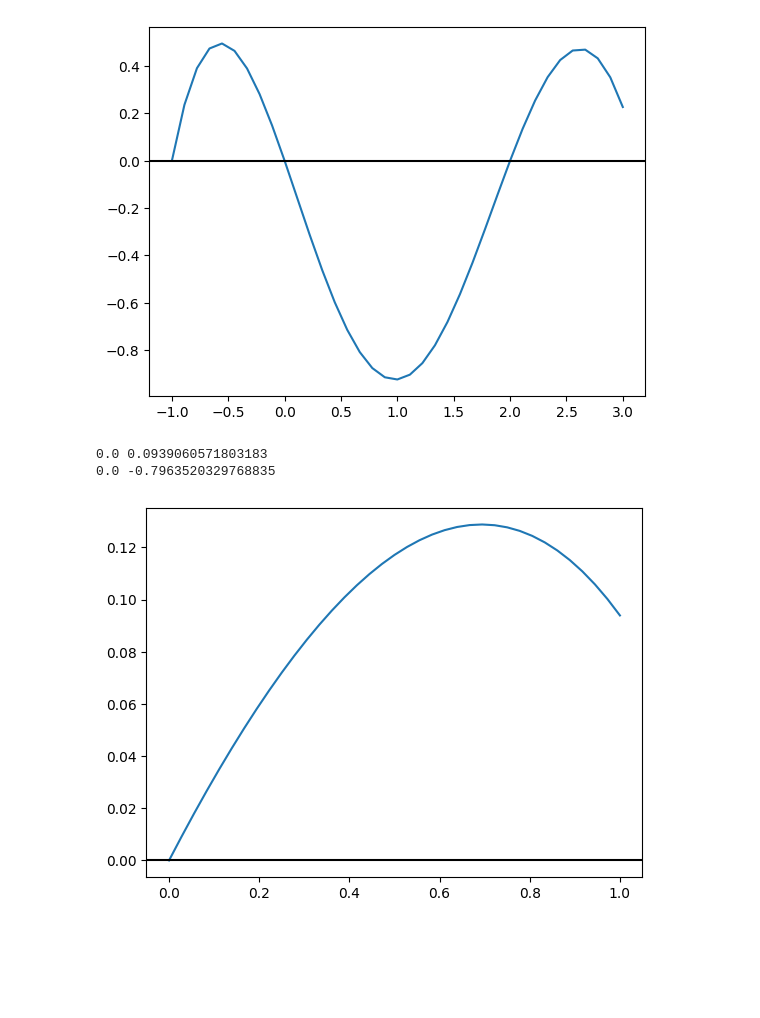
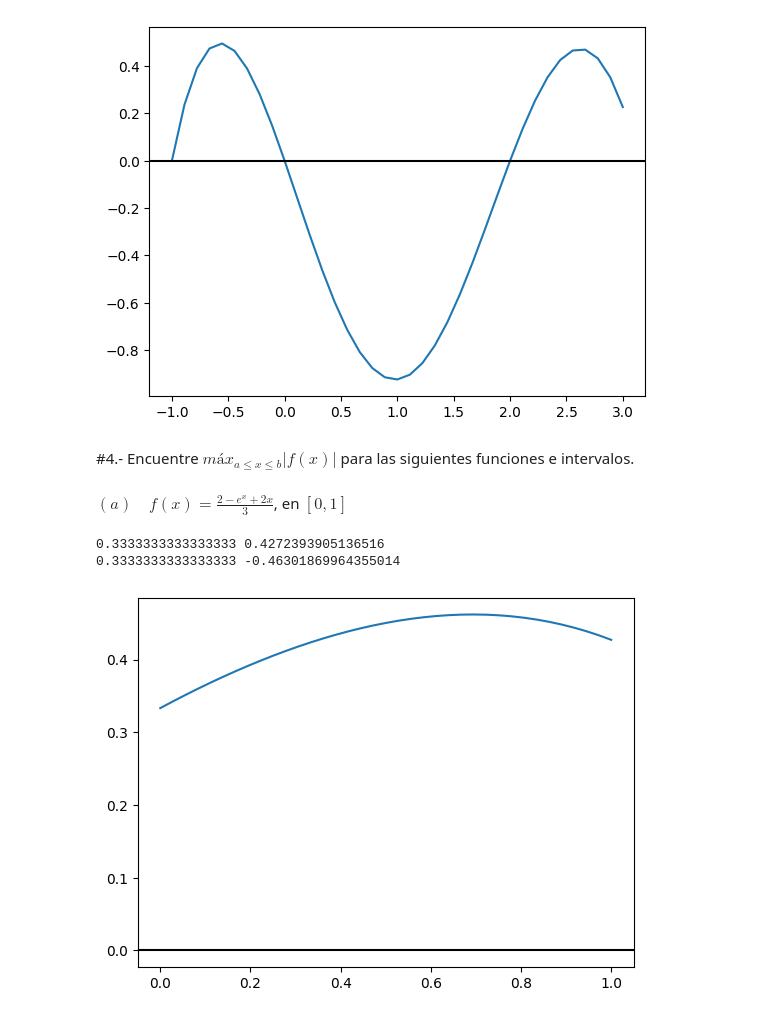
Before and after one commit to Vixuz144/Simu2, a Jupyter notebook: Act1.ipynb, the cells around one changed output. Saved outputs shown, nothing was run; the diff lists cells and outputs as text; code cells hidden in the pictures; blank space fills up the shorter version.

```diff
--- a/Act1.ipynb
+++ b/Act1.ipynb
@@ -30,18 +98,22 @@ plt.show()
 0.0 0.2271238911745561
 -0.0 0.0
 [figure]
+# %% [markdown]
+#4.- Encuentre $máx_{a≤x≤b} |f(x)|$ para las siguientes funciones e intervalos.
+# %% [markdown]
+$(a) \quad f(x) = \frac{2 - e^{x} + 2x}{3}$, en $[0, 1]$
 # %%
-f = lambda x: (1-np.exp(x)+2*x)/3
+f = lambda x: (2-np.exp(x)+2*x)/3
 a, b = 0,1
 x = np.linspace(a, b, 37)
 
 print(f(a), f(b))
 print(f(0), f(2))
 
 plt.plot(x,(f(x)))
 plt.axhline(0, color='k')
 plt.show()
 # %% [output]
-0.0 0.0939060571803183
-0.0 -0.7963520329768835
+0.3333333333333333 0.4272393905136516
+0.3333333333333333 -0.46301869964355014
-[figure, old version]
+[figure, new version]
```
Also changed, not shown: parts of 15 cells of this notebook.
